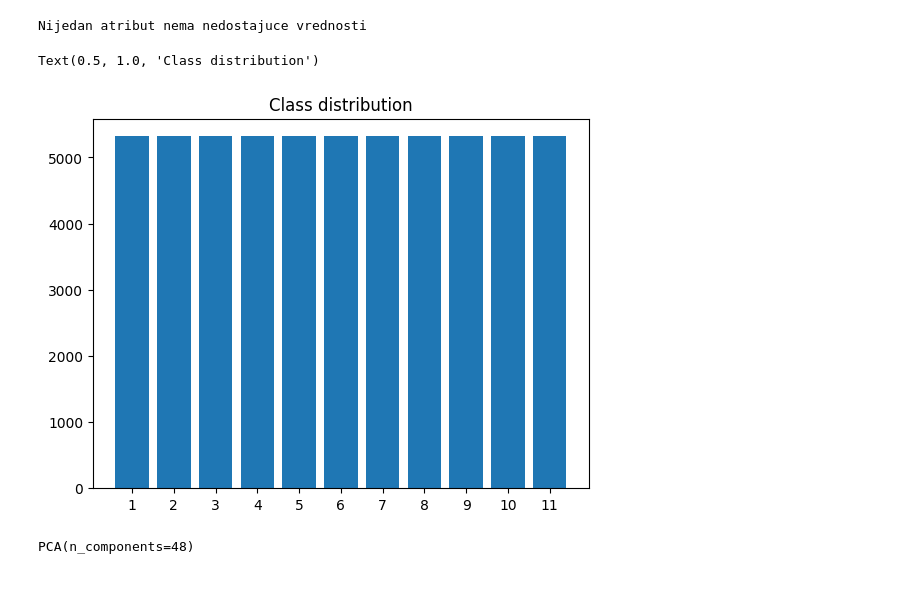
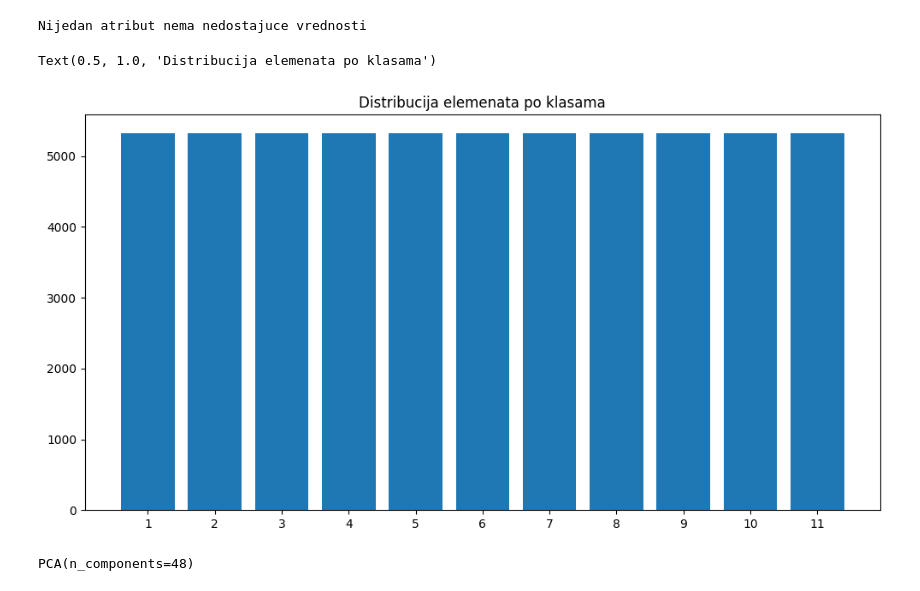
Before and after one commit to MATF-istrazivanje-podataka-1/2023_Data_Mining_Sensorless_drive_Dataset, a Jupyter notebook: exploratory_analysis/data analysis.ipynb, the cells around one changed output. Saved outputs shown, nothing was run; the diff lists cells and outputs as text; code cells hidden in the pictures.

```diff
--- a/exploratory_analysis/data analysis.ipynb
+++ b/exploratory_analysis/data analysis.ipynb
@@ -114,11 +103,11 @@ for instance in y:
         classValuesCount[instance] = 1
 # %%
 plt.bar(x=y.unique(), height=classValuesCount.values(), tick_label=y.unique())
-plt.title('Class distribution')
+plt.title('Distribucija elemenata po klasama')
 #plt.savefig('class_distribution.png')
 # %% [output]
-Text(0.5, 1.0, 'Class distribution')
+Text(0.5, 1.0, 'Distribucija elemenata po klasama')
-[figure, old version]
+[figure, new version]
 # %%
 #pokusajmo da vizualizujemo nase podatke
 # %%
```
Also changed, not shown: parts of 5 cells of this notebook.
